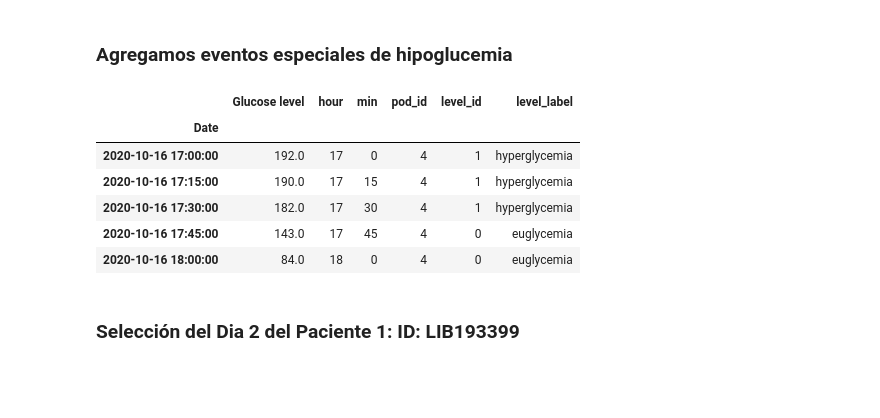
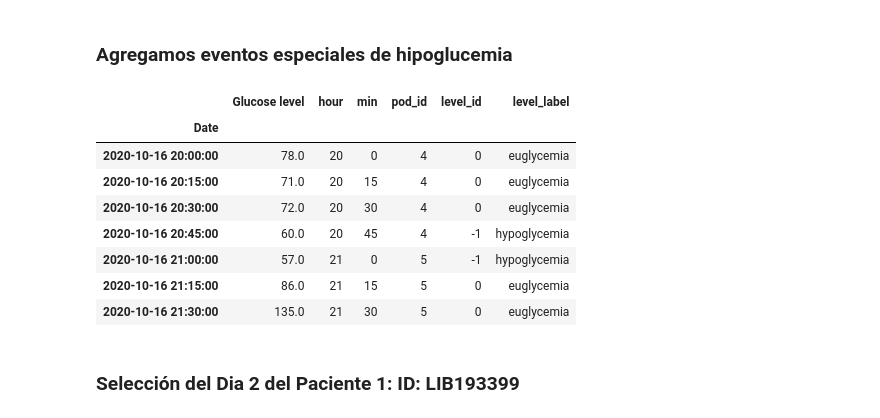
Before and after one commit to wmhr28/tfm-forecasting-glucose, a Jupyter notebook: 3.- Seleccionar los pacientes para evaluación.ipynb, the cells around one changed output. Cells and saved outputs as stored; diff of their text form; code cells hidden in the pictures; blank space fills up the shorter version.

```diff
--- a/3.- Seleccionar los pacientes para evaluación.ipynb
+++ b/3.- Seleccionar los pacientes para evaluación.ipynb
@@ -259,13 +259,15 @@ Rango Fin Objetivo   : 2020-10-16 23:59:59
 # %% [markdown]
 ### Agregamos eventos especiales de hipoglucemia
 # %%
-df_rango.loc[dateObj+' 17:00:00':dateObj+' 18:00:00']
+df_rango.loc[dateObj+' 20:00:00':dateObj+' 21:30:00']
 # %% [output]
 |  | Glucose level | hour | min | pod_id | level_id | level_label |
 | Date |  |  |  |  |  |  |
-| 2020-10-16 17:00:00 | 192.0 | 17 | 0 | 4 | 1 | hyperglycemia |
-| 2020-10-16 17:15:00 | 190.0 | 17 | 15 | 4 | 1 | hyperglycemia |
-| 2020-10-16 17:30:00 | 182.0 | 17 | 30 | 4 | 1 | hyperglycemia |
-| 2020-10-16 17:45:00 | 143.0 | 17 | 45 | 4 | 0 | euglycemia |
-| 2020-10-16 18:00:00 | 84.0 | 18 | 0 | 4 | 0 | euglycemia |
+| 2020-10-16 20:00:00 | 78.0 | 20 | 0 | 4 | 0 | euglycemia |
+| 2020-10-16 20:15:00 | 71.0 | 20 | 15 | 4 | 0 | euglycemia |
+| 2020-10-16 20:30:00 | 72.0 | 20 | 30 | 4 | 0 | euglycemia |
+| 2020-10-16 20:45:00 | 60.0 | 20 | 45 | 4 | -1 | hypoglycemia |
+| 2020-10-16 21:00:00 | 57.0 | 21 | 0 | 5 | -1 | hypoglycemia |
+| 2020-10-16 21:15:00 | 86.0 | 21 | 15 | 5 | 0 | euglycemia |
+| 2020-10-16 21:30:00 | 135.0 | 21 | 30 | 5 | 0 | euglycemia |
 # %%
```
Also changed, not shown: parts of 11 cells of this notebook, 2 other files.
